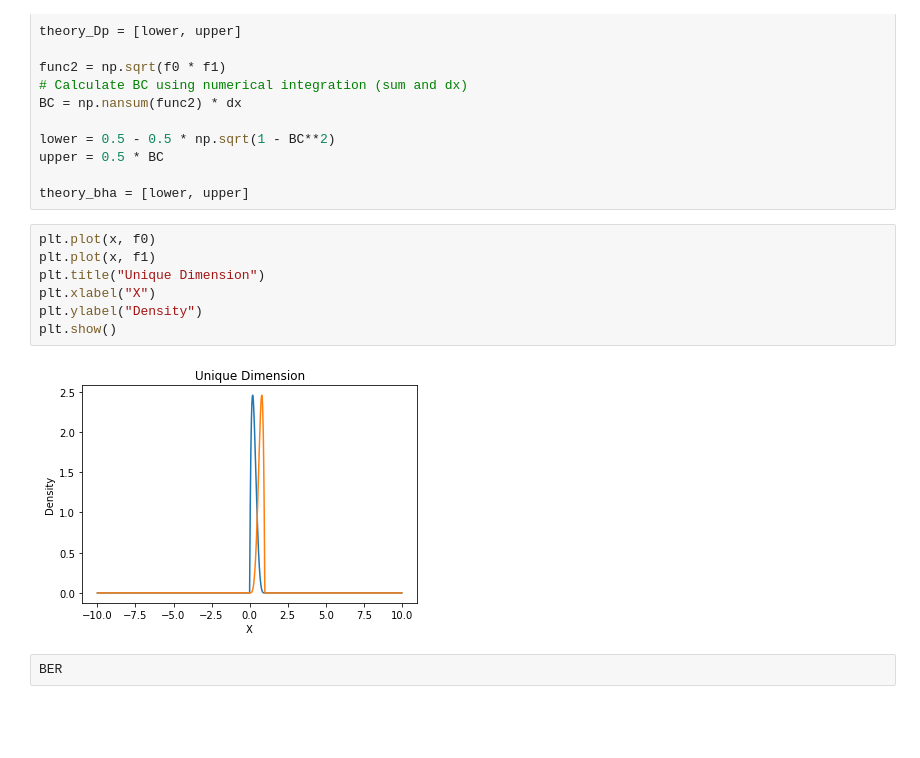
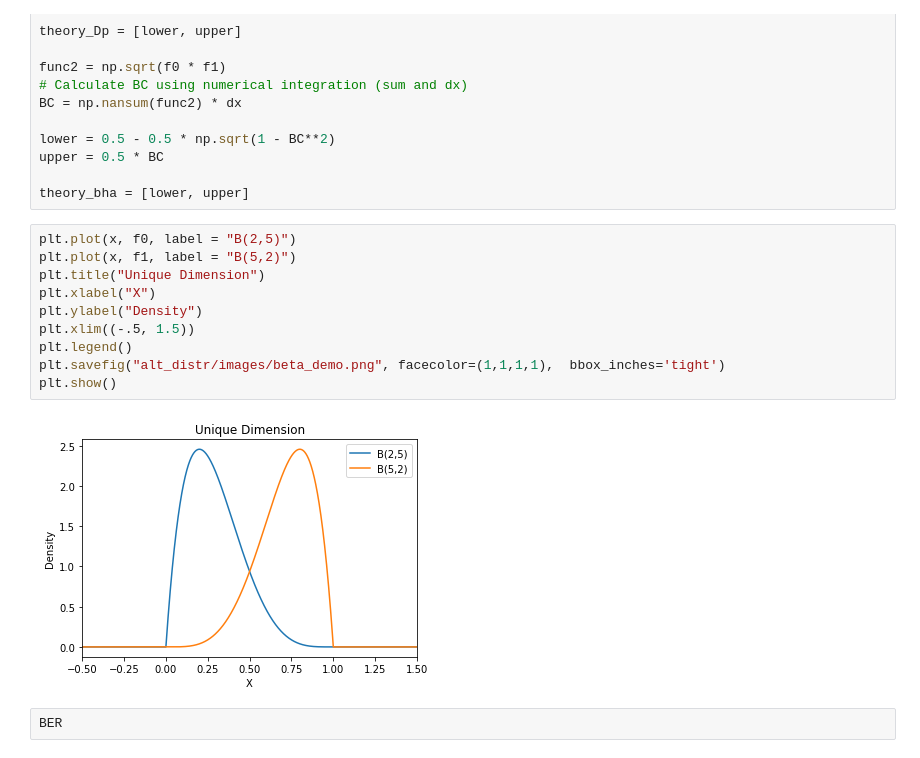
Before and after one commit to rj-may/BER_Bounds_Eval, a Jupyter notebook: alt_distr/beta_beta.ipynb, the cells around one changed output. Cells and saved outputs as stored; diff of their text form; blank space fills up the shorter version.

```diff
--- a/alt_distr/beta_beta.ipynb
+++ b/alt_distr/beta_beta.ipynb
@@ -166,14 +166,17 @@ upper = 0.5 * BC
 
 theory_bha = [lower, upper]
 # %%
-plt.plot(x, f0)
-plt.plot(x, f1)
+plt.plot(x, f0, label = "B(2,5)")
+plt.plot(x, f1, label = "B(5,2)")
 plt.title("Unique Dimension")
 plt.xlabel("X")
 plt.ylabel("Density")
+plt.xlim((-.5, 1.5))
+plt.legend()
+plt.savefig("alt_distr/images/beta_demo.png", facecolor=(1,1,1,1),  bbox_inches='tight')
 plt.show()
 # %% [output]
-[figure, old version]
+[figure, new version]
 # %%
 BER
 # %% [output]
```
Also changed, not shown: 7 other files.
